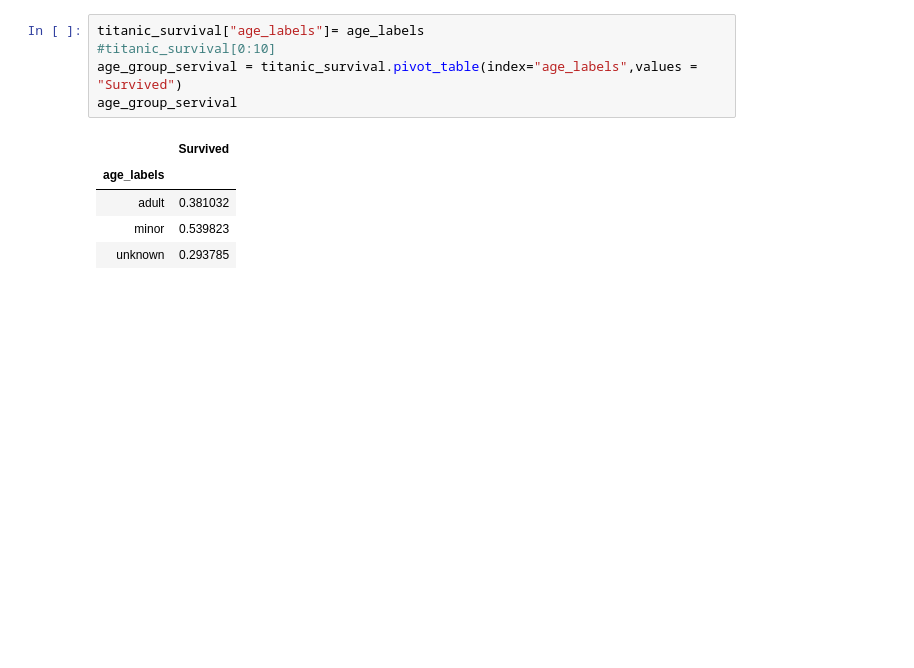
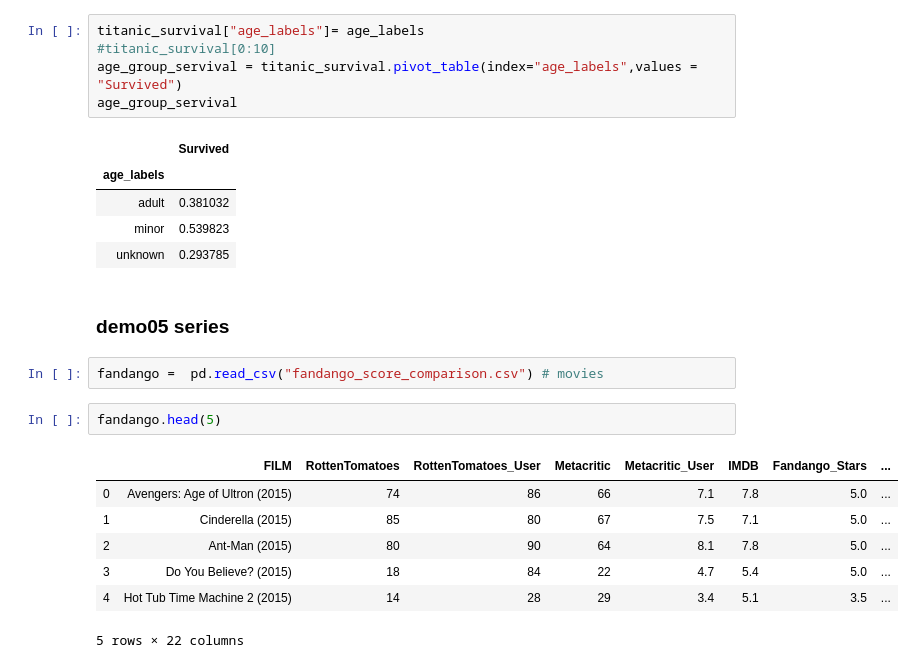
Before and after one commit to TOMMYWHY/python_advance_learning, a Jupyter notebook: 020_dataMining/pandas_learning01.ipynb, the cells around one changed output. Cells and saved outputs as stored; diff of their text form; blank space fills up the shorter version.

```diff
--- a/020_dataMining/pandas_learning01.ipynb
+++ b/020_dataMining/pandas_learning01.ipynb
@@ -311,3 +311,17 @@ age_group_servival
 | adult | 0.381032 |
 | minor | 0.539823 |
 | unknown | 0.293785 |
+# %% [markdown]
+### demo05 series
+# %%
+fandango =  pd.read_csv("fandango_score_comparison.csv") # movies
+# %%
+fandango.head(5)
+# %% [output]
+|  | FILM | RottenTomatoes | RottenTomatoes_User | Metacritic | Metacritic_User | IMDB | Fandango_Stars | ... |
+| 0 | Avengers: Age of Ultron (2015) | 74 | 86 | 66 | 7.1 | 7.8 | 5.0 | ... |
+| 1 | Cinderella (2015) | 85 | 80 | 67 | 7.5 | 7.1 | 5.0 | ... |
+| 2 | Ant-Man (2015) | 80 | 90 | 64 | 8.1 | 7.8 | 5.0 | ... |
+| 3 | Do You Believe? (2015) | 18 | 84 | 22 | 4.7 | 5.4 | 5.0 | ... |
+| 4 | Hot Tub Time Machine 2 (2015) | 14 | 28 | 29 | 3.4 | 5.1 | 3.5 | ... |
+5 rows × 22 columns
```
Also changed, not shown: parts of 2 cells of this notebook, 9 other files.
